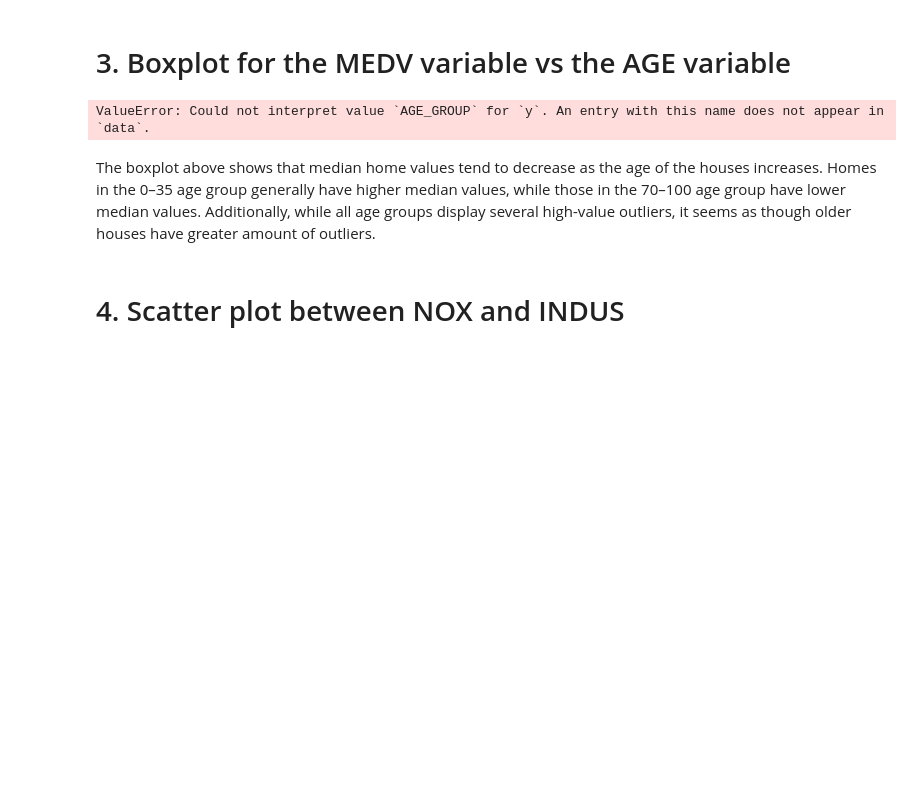
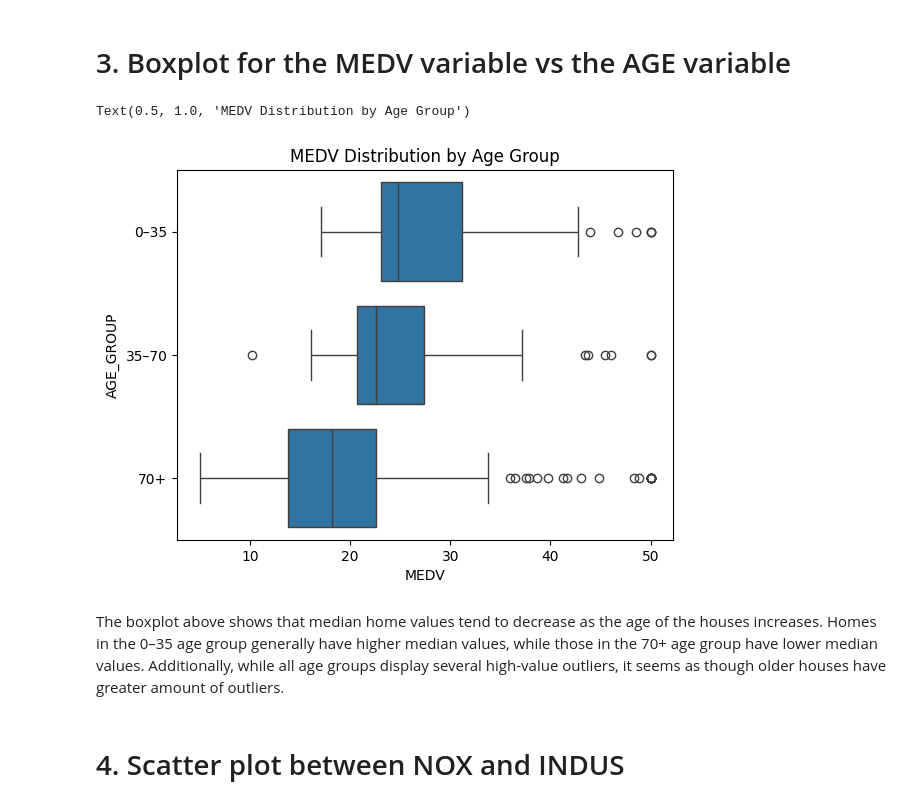
Before and after one commit to JMDBacarro/Peer-Graded-Assignment-for-Statistics-for-Data-Science-with-Python, a Jupyter notebook: Peer_Graded_Assignment (Boston Housing).ipynb, the cells around one changed output. Saved outputs shown, nothing was run; the diff lists cells and outputs as text; code cells hidden in the pictures; blank space fills up the shorter version.

```diff
--- a/Peer_Graded_Assignment (Boston Housing).ipynb
+++ b/Peer_Graded_Assignment (Boston Housing).ipynb
@@ -57,16 +57,18 @@ Text(0.5, 1.0, 'Bar plot for CHAS')
 The bar plot above indicates that most tracts do not bound the Charles River.
 # %% [markdown]
 # 3. Boxplot for the MEDV variable vs the AGE variable
-# %%
-boston_df.loc[(boston_df['AGE'] <= 35), 'AGE_group'] = 0
-boston_df.loc[(boston_df['AGE'] > 35)&(boston_df['AGE'] < 70), 'AGE_group'] = 1
-boston_df.loc[(boston_df['AGE'] >= 70), 'AGE_group'] = 2
-sns.boxplot(x='MEDV', y='AGE_GROUP', data=boston_df)
-pyplot.title("Boxplot for the MEDV variable vs the AGE variable")
-# %% [output]
-ValueError: Could not interpret value `AGE_GROUP` for `y`. An entry with this name does not appear in `data`.
+# %%
+bins = [0, 35, 70, float('inf')]
+labels = ['0–35', '35–70', '70+']
+
+boston_df['AGE_GROUP'] = pd.cut(boston_df['AGE'], bins=bins, labels=labels, right=False)
+sns.boxplot(x='MEDV', y='AGE_GROUP', data=boston_df)
+pyplot.title('MEDV Distribution by Age Group')
+# %% [output]
+Text(0.5, 1.0, 'MEDV Distribution by Age Group')
+[figure, added]
 # %% [markdown]
-The boxplot above shows that median home values tend to decrease as the age of the houses increases. Homes in the 0–35 age group generally have higher median values, while those in the 70–100 age group have lower median values. Additionally, while all age groups display several high-value outliers, it seems as though older houses have greater amount of outliers.
+The boxplot above shows that median home values tend to decrease as the age of the houses increases. Homes in the 0–35 age group generally have higher median values, while those in the 70+ age group have lower median values. Additionally, while all age groups display several high-value outliers, it seems as though older houses have greater amount of outliers.
 # %% [markdown]
 # 4. Scatter plot between NOX and INDUS
 # %%
```
Also changed, not shown: parts of 2 cells of this notebook.
